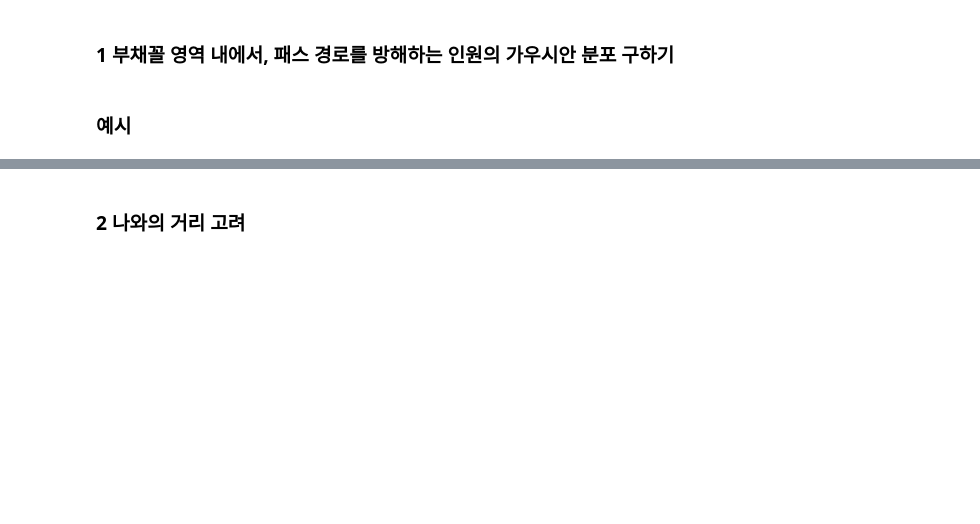
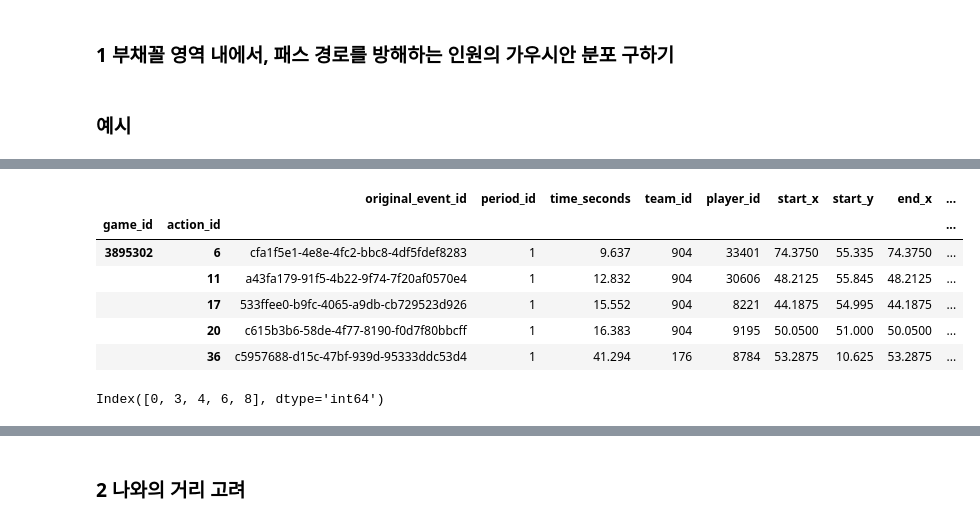
Before and after one commit to leemingo/sr-press, a Jupyter notebook: notebook/Expected_reciever_considered_gaussian.ipynb, the cells around one changed output, grey strips where cells are left out. Drawn from its saved outputs; the diff is of its cells as text; code cells hidden in the pictures; blank space fills up the shorter version.

```diff
--- a/notebook/Expected_reciever_considered_gaussian.ipynb
+++ b/notebook/Expected_reciever_considered_gaussian.ipynb
@@ -212,0 +200,38 @@ sector_analysis.get_column_sum()
+# %%
+df_press.head()
+# %% [output]
+|  |  | original_event_id | period_id | time_seconds | team_id | player_id | start_x | start_y | end_x | ... |
+| game_id | action_id |  |  |  |  |  |  |  |  | ... |
+| 3895302 | 6 | cfa1f5e1-4e8e-4fc2-bbc8-4df5fdef8283 | 1 | 9.637 | 904 | 33401 | 74.3750 | 55.335 | 74.3750 | ... |
+|  | 11 | a43fa179-91f5-4b22-9f74-7f20af0570e4 | 1 | 12.832 | 904 | 30606 | 48.2125 | 55.845 | 48.2125 | ... |
+|  | 17 | 533ffee0-b9fc-4065-a9db-cb729523d926 | 1 | 15.552 | 904 | 8221 | 44.1875 | 54.995 | 44.1875 | ... |
+|  | 20 | c615b3b6-58de-4f77-8190-f0d7f80bbcff | 1 | 16.383 | 904 | 9195 | 50.0500 | 51.000 | 50.0500 | ... |
+|  | 36 | c5957688-d15c-47bf-939d-95333ddc53d4 | 1 | 41.294 | 176 | 8784 | 53.2875 | 10.625 | 53.2875 | ... |
+# %%
+
+
+    def calculate_column_sum(self, angle=45):
+        '''
+        가능한 패스 경로에 대한 압박 정보를 계산
+        '''
+
+        teammates = [i for i, player in enumerate(self.frame) if player['teammate'] and not player['actor']]
+        column_sums = {}
+
+        for idx in teammates:
+            try:
+                analysis = SectorAnalysis(self.frame, angle=angle, player_idx=idx, visualize=self.visualize)
+                analysis.calculate_opponents_in_sector()
+                analysis.calculate_gaussian_distribution()
+                column_sum = analysis.get_column_sum()
+                column_sums[idx] = column_sum
+
+                # 추가 시각화
+                if self.visualize:
+                    self.visualize_all(analysis)  # 모든 시각화 호출
+            except ValueError as e:
+                print(f"Skipping player at index {idx} - {e}")
+
+        return column_sums
+# %% [output]
+Index([0, 3, 4, 6, 8], dtype='int64')
```
Also changed, not shown: parts of 18 cells of this notebook, 1 other file.
